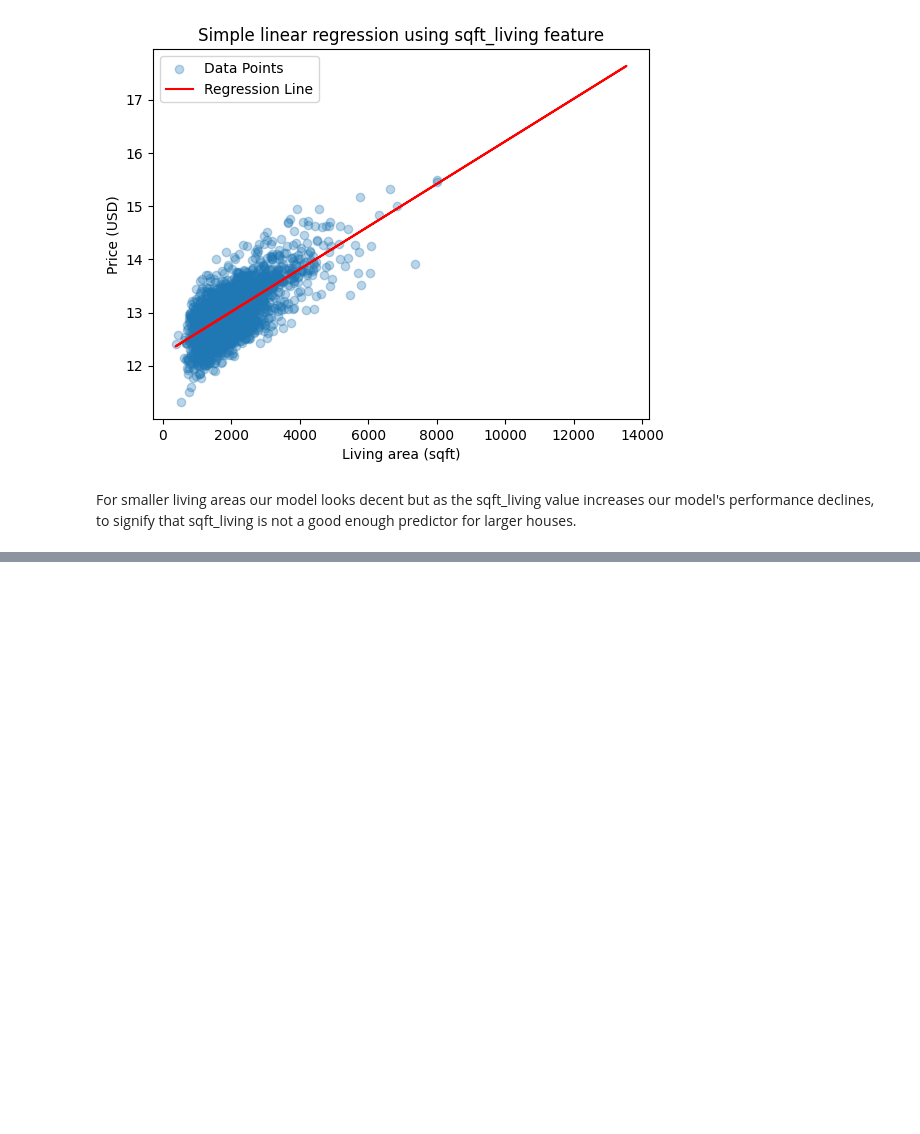
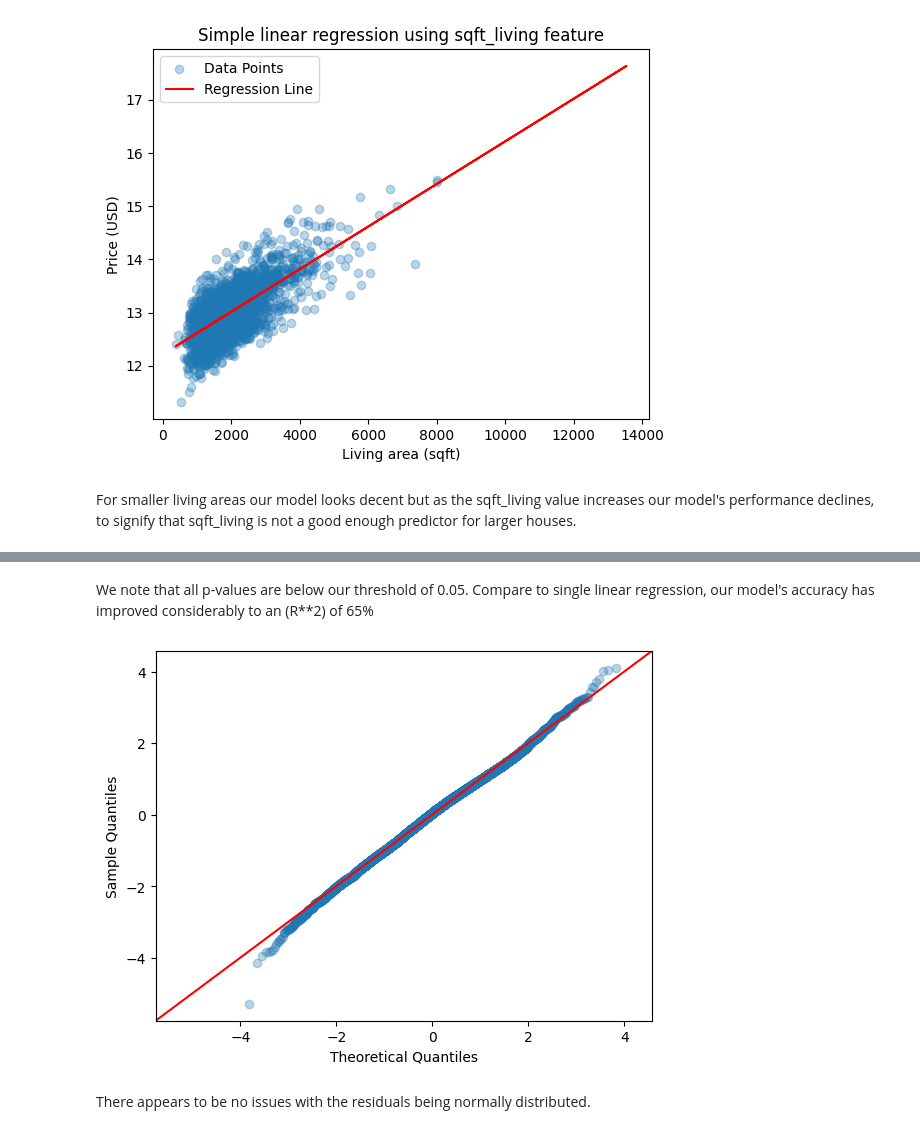
Before and after one commit to ShamlaA/Phase-2-Group-17-Project, a Jupyter notebook: Work_in_Progress/Zenah.ipynb, the cells around one changed output, grey strips where cells are left out. Drawn from its saved outputs; the diff is of its cells as text; code cells hidden in the pictures; blank space fills up the shorter version.

Commit message:
multiple linear regression

```diff
--- a/Work_in_Progress/Zenah.ipynb
+++ b/Work_in_Progress/Zenah.ipynb
@@ -594,0 +609,10 @@ For smaller living areas our model looks decent but as the sqft_living value inc
+# %%
+# Redefine X_train and y_train
+X_train = dfmod.drop(['price', 'lat', 'long', 'zipcode', 'id', 'date'], axis = 1)
+y_train = dfmod['price']
+# %%
+# Create model in OLS
+X_int = sm.add_constant(X_train)
+model = sm.OLS(y_train, X_int).fit()
+summary = model.summary()
+summary
@@ -594,0 +655,12 @@ For smaller living areas our model looks decent but as the sqft_living value inc
+# %% [markdown]
+We note that all p-values are below our threshold of 0.05. Compare to single linear regression, our model's accuracy has improved considerably to an (R**2) of 65%
+# %%
+#Investigate if the residuals are normally distributed
+# QQ-plot of residuals
+residuals = model.resid
+fig = sm.graphics.qqplot(residuals, dist=stats.norm, alpha = 0.3, line='45', fit=True)
+fig.show();
+# %% [output]
+[figure, added]
+# %% [markdown]
+There appears to be no issues with the residuals being normally distributed.
```
Also changed, not shown: parts of 8 cells of this notebook.
